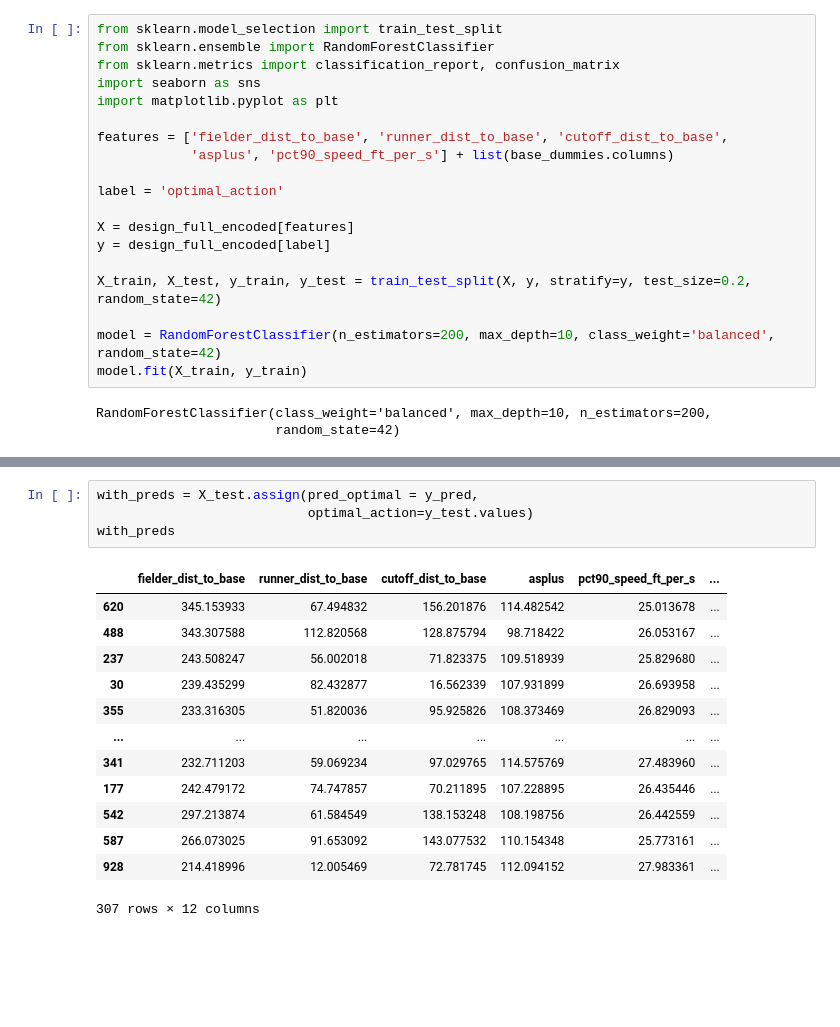
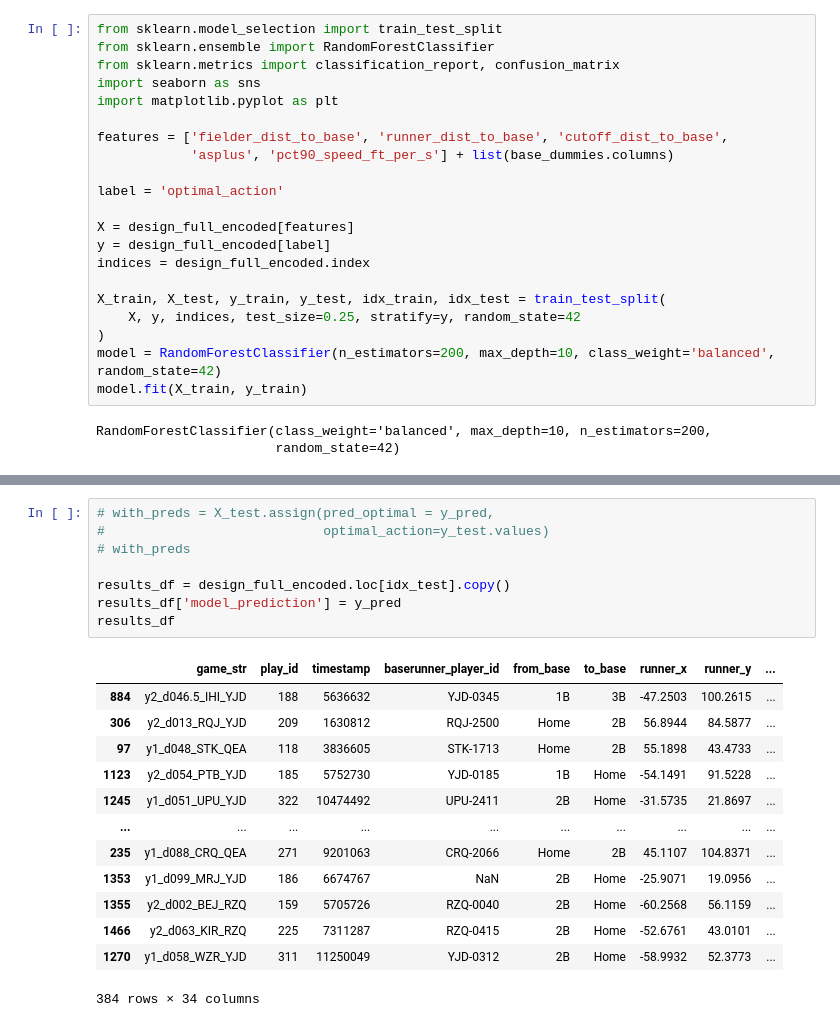
Before and after one commit to alexfrederick1/The-Man-in-the-Middle, a Jupyter notebook: cutoff-model.ipynb, the cells around one changed output, grey strips where cells are left out. Saved outputs shown, nothing was run; the diff lists cells and outputs as text; blank space fills up the shorter version.

```diff
--- a/cutoff-model.ipynb
+++ b/cutoff-model.ipynb
@@ -341,9 +326,11 @@ label = 'optimal_action'
 
 X = design_full_encoded[features]
 y = design_full_encoded[label]
+indices = design_full_encoded.index
 
-X_train, X_test, y_train, y_test = train_test_split(X, y, stratify=y, test_size=0.2, random_state=42)
-
+X_train, X_test, y_train, y_test, idx_train, idx_test = train_test_split(
+    X, y, indices, test_size=0.25, stratify=y, random_state=42
+)
 model = RandomForestClassifier(n_estimators=200, max_depth=10, class_weight='balanced', random_state=42)
 model.fit(X_train, y_train)
 # %% [output]
@@ -387,20 +374,24 @@ let           43
 Name: count, dtype: int64
 # %%
-with_preds = X_test.assign(pred_optimal = y_pred,
-                           optimal_action=y_test.values)
-with_preds
+# with_preds = X_test.assign(pred_optimal = y_pred,
+#                            optimal_action=y_test.values)
+# with_preds
+
+results_df = design_full_encoded.loc[idx_test].copy()
+results_df['model_prediction'] = y_pred
+results_df
 # %% [output]
-|  | fielder_dist_to_base | runner_dist_to_base | cutoff_dist_to_base | asplus | pct90_speed_ft_per_s | ... |
-| 620 | 345.153933 | 67.494832 | 156.201876 | 114.482542 | 25.013678 | ... |
-| 488 | 343.307588 | 112.820568 | 128.875794 | 98.718422 | 26.053167 | ... |
-| 237 | 243.508247 | 56.002018 | 71.823375 | 109.518939 | 25.829680 | ... |
-| 30 | 239.435299 | 82.432877 | 16.562339 | 107.931899 | 26.693958 | ... |
-| 355 | 233.316305 | 51.820036 | 95.925826 | 108.373469 | 26.829093 | ... |
-| ... | ... | ... | ... | ... | ... | ... |
-| 341 | 232.711203 | 59.069234 | 97.029765 | 114.575769 | 27.483960 | ... |
-| 177 | 242.479172 | 74.747857 | 70.211895 | 107.228895 | 26.435446 | ... |
-| 542 | 297.213874 | 61.584549 | 138.153248 | 108.198756 | 26.442559 | ... |
-| 587 | 266.073025 | 91.653092 | 143.077532 | 110.154348 | 25.773161 | ... |
-| 928 | 214.418996 | 12.005469 | 72.781745 | 112.094152 | 27.983361 | ... |
+|  | game_str | play_id | timestamp | baserunner_player_id | from_base | to_base | runner_x | runner_y | ... |
+| 884 | y2_d046.5_IHI_YJD | 188 | 5636632 | YJD-0345 | 1B | 3B | -47.2503 | 100.2615 | ... |
+| 306 | y2_d013_RQJ_YJD | 209 | 1630812 | RQJ-2500 | Home | 2B | 56.8944 | 84.5877 | ... |
+| 97 | y1_d048_STK_QEA | 118 | 3836605 | STK-1713 | Home | 2B | 55.1898 | 43.4733 | ... |
+| 1123 | y2_d054_PTB_YJD | 185 | 5752730 | YJD-0185 | 1B | Home | -54.1491 | 91.5228 | ... |
+| 1245 | y1_d051_UPU_YJD | 322 | 10474492 | UPU-2411 | 2B | Home | -31.5735 | 21.8697 | ... |
+| ... | ... | ... | ... | ... | ... | ... | ... | ... | ... |
+| 235 | y1_d088_CRQ_QEA | 271 | 9201063 | CRQ-2066 | Home | 2B | 45.1107 | 104.8371 | ... |
+| 1353 | y1_d099_MRJ_YJD | 186 | 6674767 | NaN | 2B | Home | -25.9071 | 19.0956 | ... |
+| 1355 | y2_d002_BEJ_RZQ | 159 | 5705726 | RZQ-0040 | 2B | Home | -60.2568 | 56.1159 | ... |
+| 1466 | y2_d063_KIR_RZQ | 225 | 7311287 | RZQ-0415 | 2B | Home | -52.6761 | 43.0101 | ... |
+| 1270 | y1_d058_WZR_YJD | 311 | 11250049 | YJD-0312 | 2B | Home | -58.9932 | 52.3773 | ... |
-307 rows × 12 columns
+384 rows × 34 columns
 # %%
```
Also changed, not shown: parts of 12 cells of this notebook, 9 other files.
